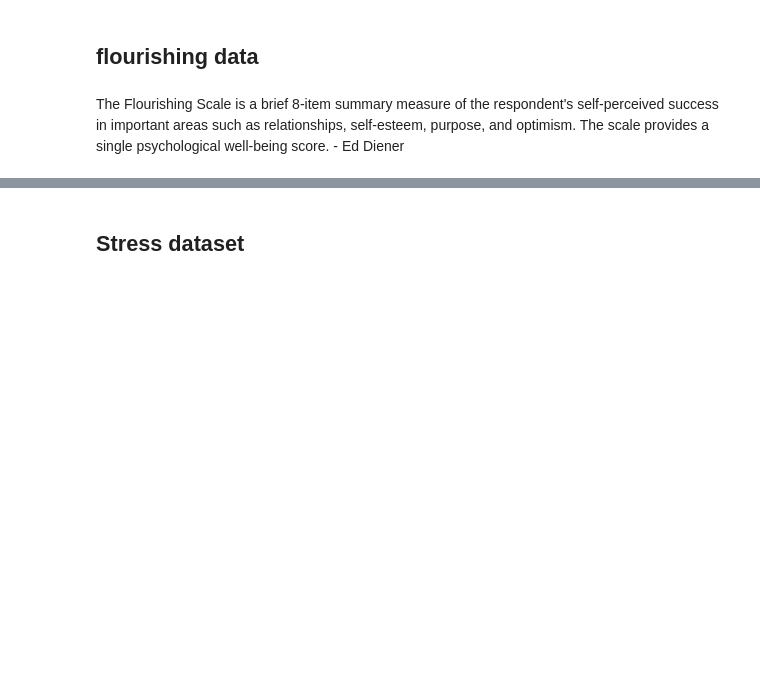
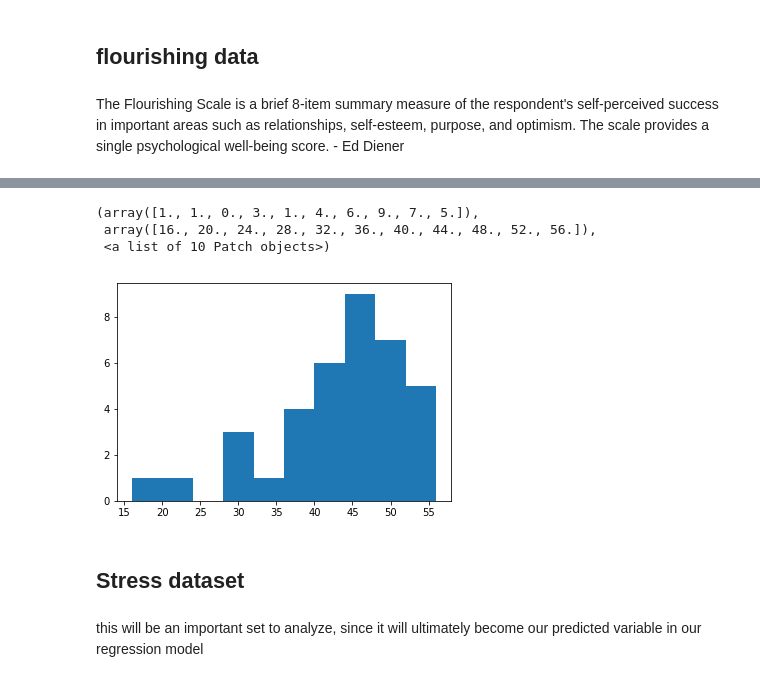
Before and after one commit to mkhash/Modelling-Student-Stress, a Jupyter notebook: code/EDA.ipynb, the cells around one changed output, grey strips where cells are left out. Cells and saved outputs as stored; diff of their text form; code cells hidden in the pictures; blank space fills up the shorter version.

```diff
--- a/code/EDA.ipynb
+++ b/code/EDA.ipynb
@@ -224,5 +216,14 @@ flourishing_df.groupby(['uid', 'type']).sum()
+# %%
+plt.hist(flour_post['total'])
+# %% [output]
+(array([1., 1., 0., 3., 1., 4., 6., 9., 7., 5.]),
+ array([16., 20., 24., 28., 32., 36., 40., 44., 48., 52., 56.]),
+ <a list of 10 Patch objects>)
+[figure, added]
 # %% [markdown]
 ## Stress dataset
+# %% [markdown]
+this will be an important set to analyze, since it will ultimately become our predicted variable in our regression model
 # %%
 stress_df.head(10)
 # %% [output]
```
Also changed, not shown: parts of 11 cells of this notebook, 2 other files.
